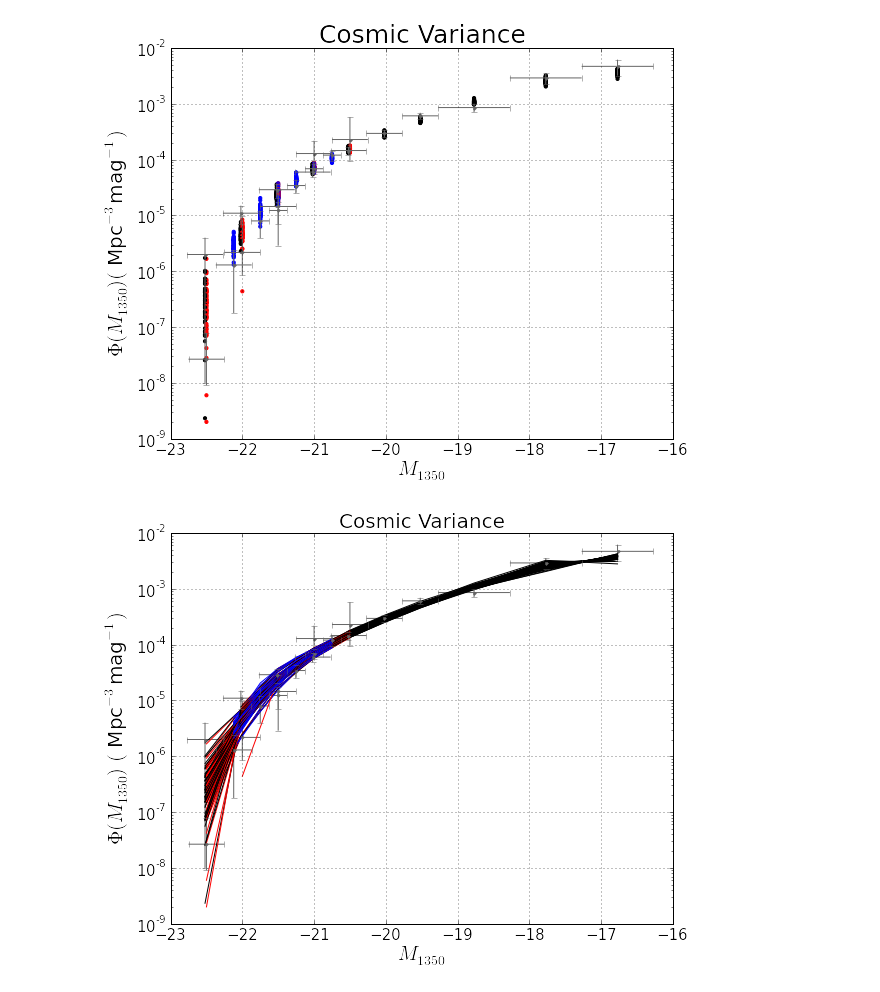
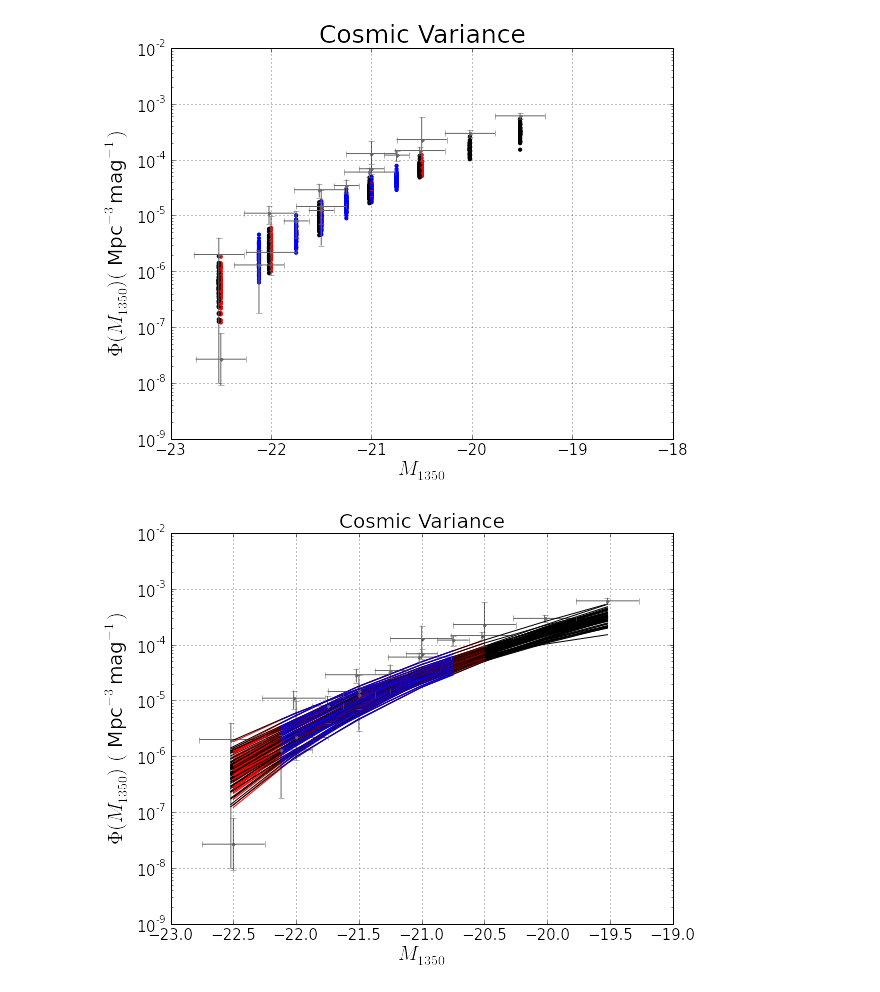
Before and after one commit to flgomezc/sfr-dmhm, a Jupyter notebook: program_trieste/analysis/plots.ipynb, the cells around one changed output. Drawn from its saved outputs; the diff is of its cells as text; code cells hidden in the pictures.

```diff
--- a/program_trieste/analysis/plots.ipynb
+++ b/program_trieste/analysis/plots.ipynb
@@ -8,7 +1,15 @@ Populating the interactive namespace from numpy and matplotlib
 # %%
+# Last modification: 2014-ago-11 - Bogota
+%pylab inline
+from random import *
+from observational_data import *
+
+hpl  = 0.6777
+
 # X (Mpc h^-1), Y (Mpc h^-1), Z (Mpc h^-1), Halo mass (Solar Mass)
 data = np.loadtxt(
-    '../data/MD_3840_Planck1/BDM/new_reduced_catshortV_007.dat',usecols=(0,1,2,3), skiprows=17); BoxLength = 1000.0 # Mpc h^{-1}
+    '../../data/MD_3840_Planck1/BDM/new_reduced_catshortV_007.dat',usecols=(0,1,2,3), skiprows=17);
+BoxLength = 1000.0/hpl # Mpc h^{-1}
     #'../data/MD_3840_Planck1/BDM/Small_Cells/0.dat', usecols=(0,1,2,3), skiprows=0); BoxLength = 250.0 # Mpc h^{-1}
 
 def Luminosity(M,L_0,M_0,beta,gamma):
@@ -16,5 +17,3 @@ def Luminosity(M,L_0,M_0,beta,gamma):
 
 def StarFormationRate(M,L_0,M_0,beta,gamma):
     return Luminosity(M,L_0,M_0,beta,gamma) * 1.4e-28
-
-parameters = np.loadtxt('../analysis/best_parameters.dat',usecols=(0,1,2,3,4,5), skiprows=0);
@@ -21,3 +22,5 @@ parameters = np.loadtxt('../analysis/best_parameters.dat',usecols=(0,1,2,3,4,5),
+# %%
+parameters = np.loadtxt('../analysis/best_parameters.dat',usecols=(0,1,2,3), skiprows=0);
 # %%
 #MCMC_reg = open("MCMC_reg.dat", "w")
 histo1 = []
@@ -151,31 +154,31 @@ errorbar(Obs_data1[:,0],Obs_data1[:,1], xerr=0.25, yerr=Obs_data1yerror, fmt='.'
 errorbar(Obs_data3[:,0],Obs_data3[:,1], xerr=Obs_data3xerror, yerr=Obs_data3yerror, fmt='.', color="0.40", label="McLure et al 2009")
 
 
-plt.axis([-23,-16,10**-9,0.01])
+plt.axis([-23,-18,10**-9,0.01])
 yscale("log")
 savefig("cosmic_variance.pdf")
 # %% [output]
-[figure, old version]
+[figure, new version]
 # %%
 figure(figsize(9,7))
 plot()
 ylabel(r"$\Phi(M_{1350})$ $($ Mpc$^{-3}$mag$^{-1})$",fontsize=20)
 xlabel('$M_{1350}$',fontsize=20)
 plt.grid(True)
 title("Cosmic Variance",fontsize=20)
 tick_params(axis="both", labelsize=15)
 
 for K in range (64):
     plot( Obs_data1[:,0] , histo2[K][0], "r-")
     plot( Obs_data2[:,0] , histo2[K][1], "k-")
     plot( Obs_data3[:,0] , histo2[K][2], "b-")
 
 errorbar(Obs_data2[:,0],Obs_data2[:,1], xerr=Obs_data2xerror, yerr=Obs_data2yerror, fmt='.', color="0.40", label="Bouwens et al 2014")
 errorbar(Obs_data1[:,0],Obs_data1[:,1], xerr=0.25, yerr=Obs_data1yerror, fmt='.', color="0.40", label="Willott et al 2013")
 errorbar(Obs_data3[:,0],Obs_data3[:,1], xerr=Obs_data3xerror, yerr=Obs_data3yerror, fmt='.', color="0.40", label="McLure et al 2009")
 
 
-plt.axis([-23,-16,10**-9,0.01])
+plt.axis([-23,-19,10**-9,0.01])
 yscale("log")
 # %% [output]
-[figure, old version]
+[figure, new version]
```
Also changed, not shown: parts of 6 cells of this notebook, 5 other files.
